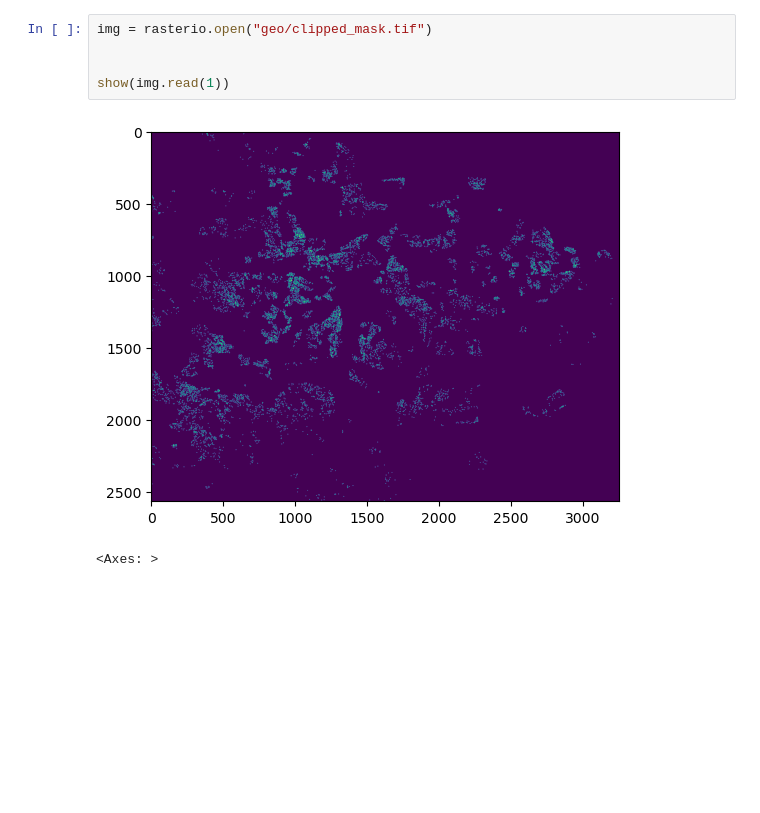
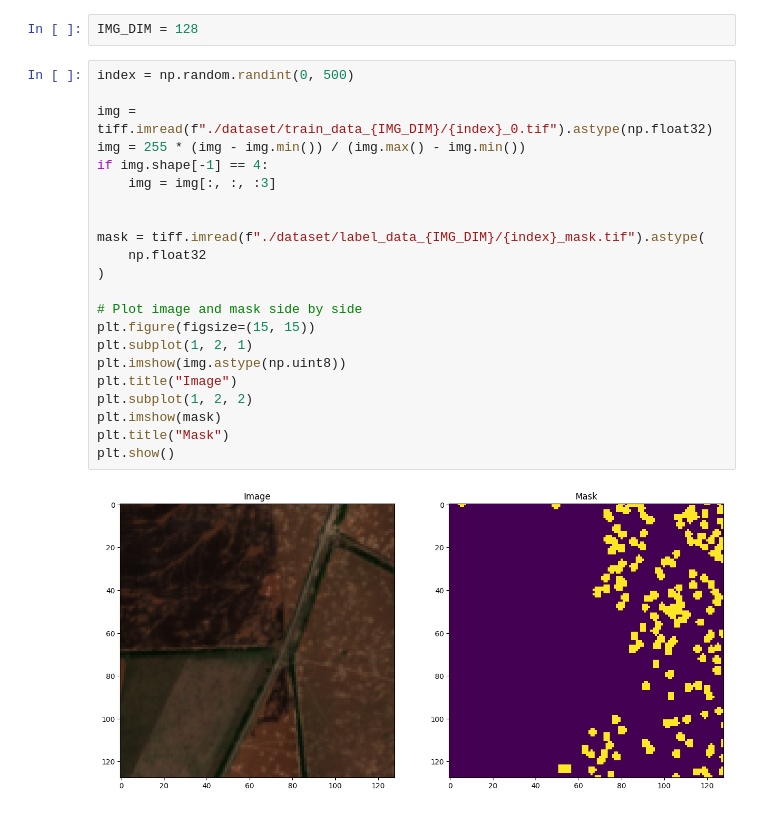
Before and after one commit to nochzato/bachelor-thesis-code, a Jupyter notebook: thesis.ipynb, the cells around one changed output. Drawn from its saved outputs; the diff is of its cells as text; blank space fills up the shorter version.

```diff
--- a/thesis.ipynb
+++ b/thesis.ipynb
@@ -30,8 +5,26 @@ transform :  | 1.00, 0.00, 0.00|
-# %%
-img = rasterio.open("geo/clipped_mask.tif")
-
-
-show(img.read(1))
-# %% [output]
-[figure, removed]
-<Axes: >
+# %%
+IMG_DIM = 128
+# %%
+index = np.random.randint(0, 500)
+
+img = tiff.imread(f"./dataset/train_data_{IMG_DIM}/{index}_0.tif").astype(np.float32)
+img = 255 * (img - img.min()) / (img.max() - img.min())
+if img.shape[-1] == 4:
+    img = img[:, :, :3]
+
+
+mask = tiff.imread(f"./dataset/label_data_{IMG_DIM}/{index}_mask.tif").astype(
+    np.float32
+)
+
+# Plot image and mask side by side
+plt.figure(figsize=(15, 15))
+plt.subplot(1, 2, 1)
+plt.imshow(img.astype(np.uint8))
+plt.title("Image")
+plt.subplot(1, 2, 2)
+plt.imshow(mask)
+plt.title("Mask")
+plt.show()
+# %% [output]
+[figure, added]
```
Also changed, not shown: parts of 2 cells of this notebook, 13 other files.
